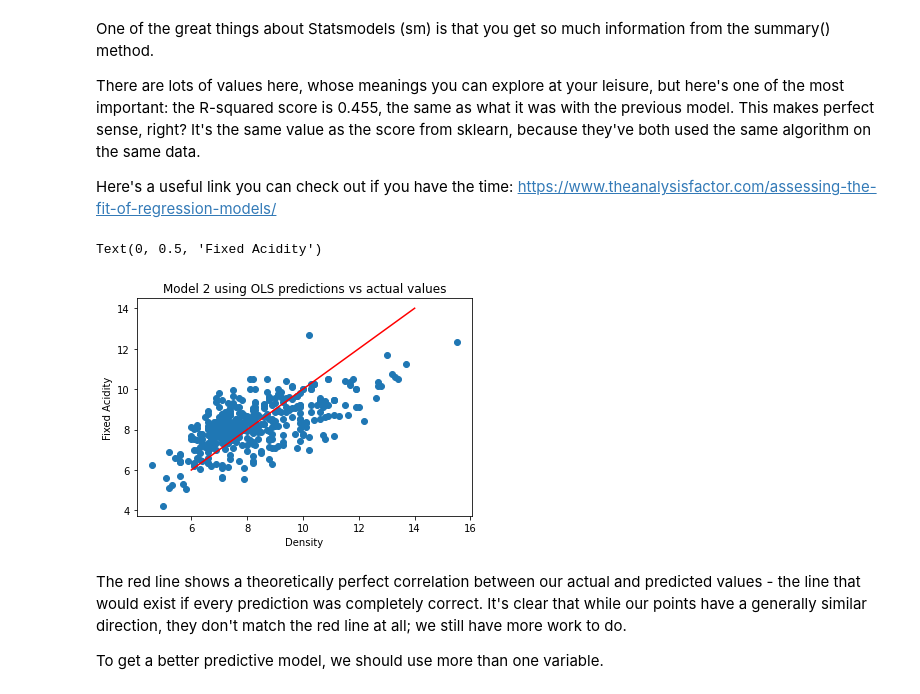
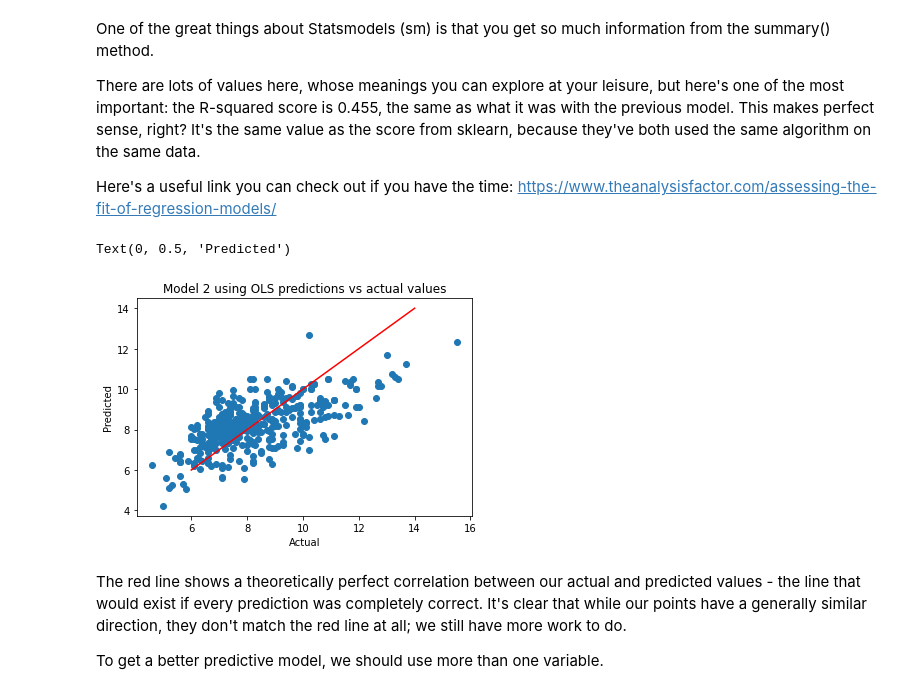
Before and after one commit to ricksolis/red_wine_properties_analysis, a Jupyter notebook: notebooks/Red Wine Data Analysis.ipynb, the cells around one changed output. Saved outputs shown, nothing was run; the diff lists cells and outputs as text; code cells hidden in the pictures.

```diff
--- a/notebooks/Red Wine Data Analysis.ipynb
+++ b/notebooks/Red Wine Data Analysis.ipynb
@@ -425,16 +425,16 @@ y_pred = result_OLSR.predict(X_test)
 # %%
 # Plot the predictions
 # Build a scatterplot
 plt.scatter(y_test, y_pred)
 # Add a line for perfect correlation. Can you see what this line is doing? Use plot()
 plt.plot([x for x in range(6, 15)], [x for x in range(6, 15)], color='red')
 # Label it nicely
 plt.title('Model 2 using OLS predictions vs actual values')
-plt.xlabel("Density")
-plt.ylabel("Fixed Acidity")
+plt.xlabel("Actual")
+plt.ylabel("Predicted")
 # %% [output]
-Text(0, 0.5, 'Fixed Acidity')
+Text(0, 0.5, 'Predicted')
-[figure, old version]
+[figure, new version]
 # %% [markdown]
 The red line shows a theoretically perfect correlation between our actual and predicted values - the line that would exist if every prediction was completely correct. It's clear that while our points have a generally similar direction, they don't match the red line at all; we still have more work to do.
 
```
Also changed, not shown: parts of 12 cells of this notebook, 2 other files.
